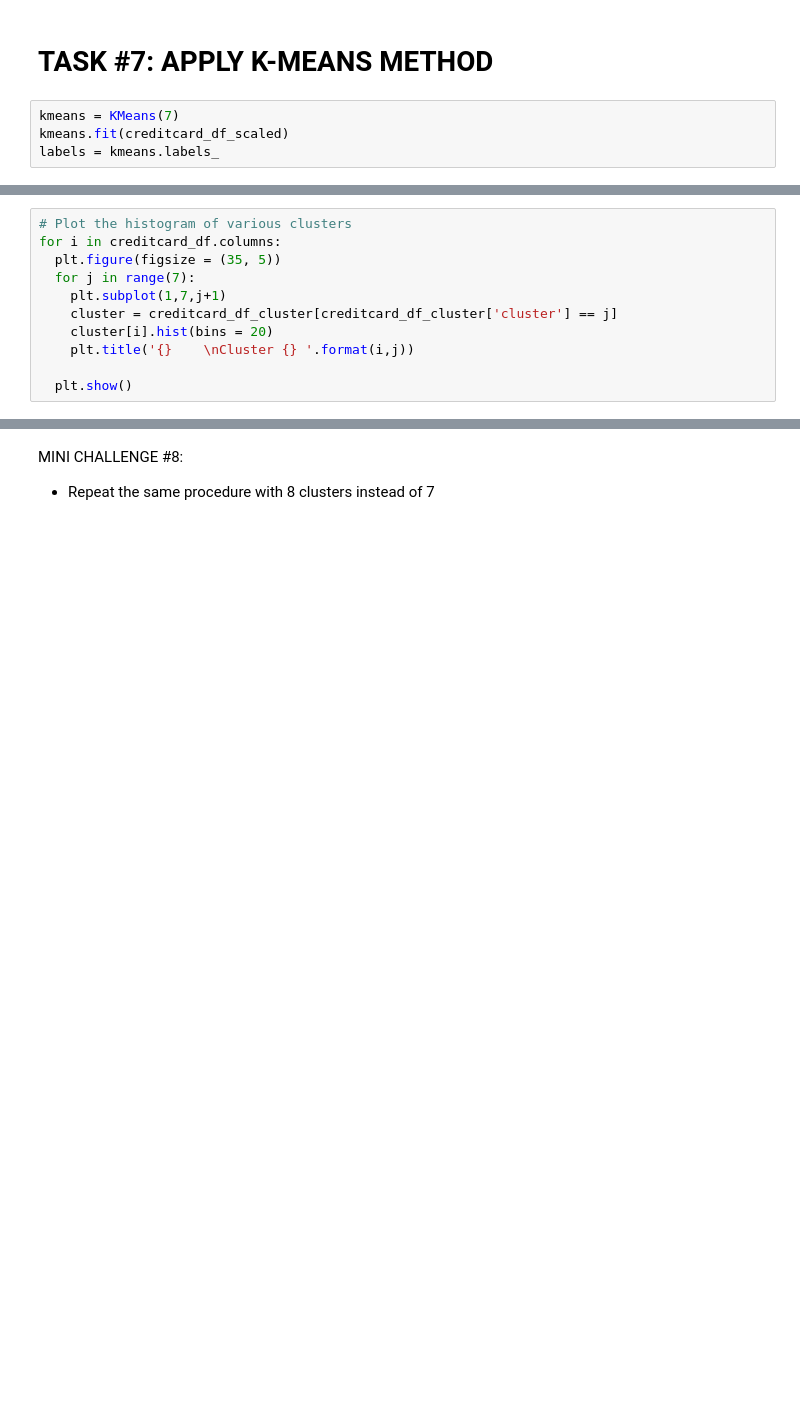
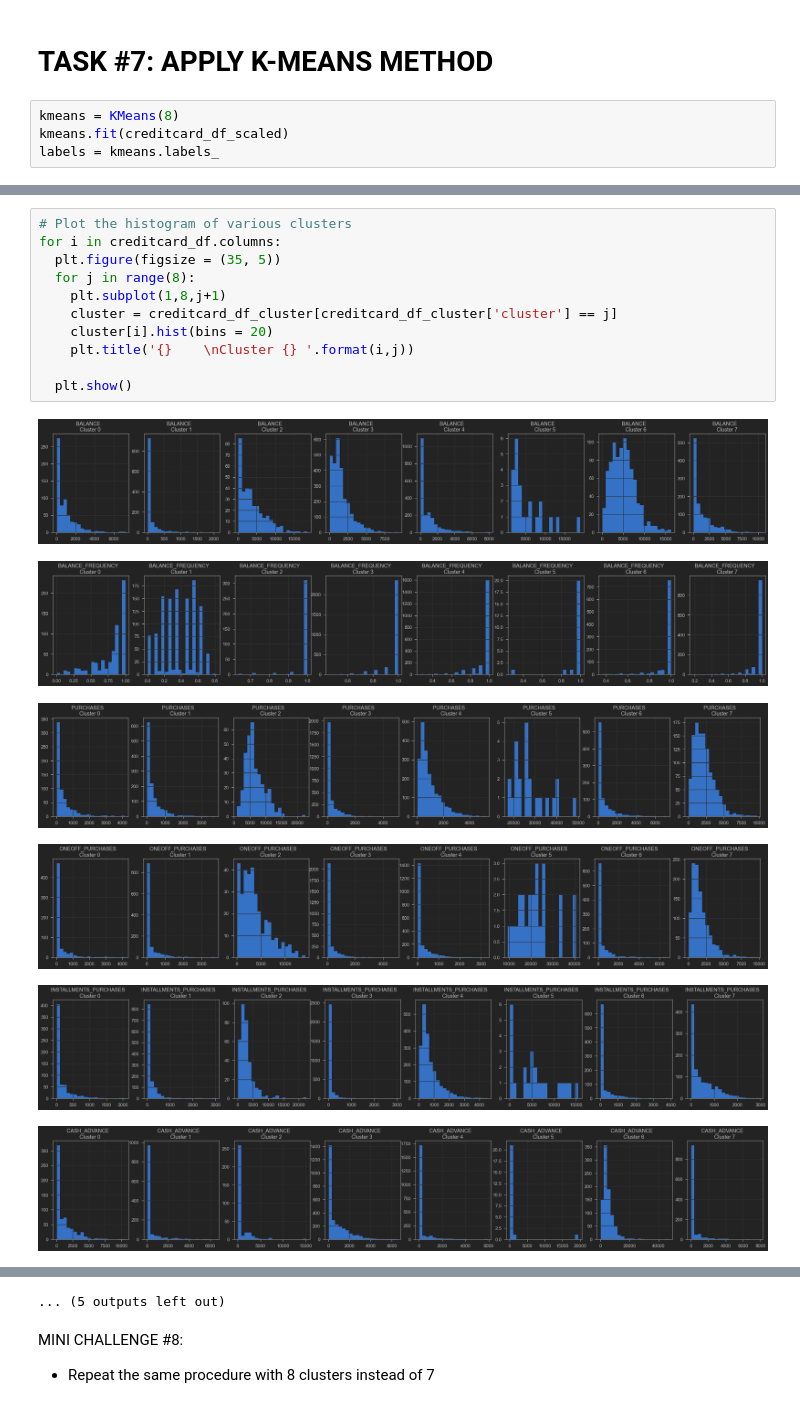
Before and after one commit to bartlomiejzych/Unsupervised-Machine-Learning-for-Customer-Segmentation, a Jupyter notebook: Bank_Customer_Segmentation.ipynb, the cells around one changed output, grey strips where cells are left out. Drawn from its saved outputs; the diff is of its cells as text; blank space fills up the shorter version.

Commit message:
Applied Kmeans algorithm for the data

```diff
--- a/Bank_Customer_Segmentation.ipynb
+++ b/Bank_Customer_Segmentation.ipynb
@@ -364,7 +364,7 @@ MINI CHALLENGE #7:
 # %% [markdown]
 # TASK #7: APPLY K-MEANS METHOD
 # %%
-kmeans = KMeans(7)
+kmeans = KMeans(8)
 kmeans.fit(creditcard_df_scaled)
 labels = kmeans.labels_
 # %%
@@ -398,11 +435,18 @@ creditcard_df_cluster.head()
 # %%
 # Plot the histogram of various clusters
 for i in creditcard_df.columns:
   plt.figure(figsize = (35, 5))
-  for j in range(7):
-    plt.subplot(1,7,j+1)
+  for j in range(8):
+    plt.subplot(1,8,j+1)
     cluster = creditcard_df_cluster[creditcard_df_cluster['cluster'] == j]
     cluster[i].hist(bins = 20)
     plt.title('{}    \nCluster {} '.format(i,j))
 
   plt.show()
+# %% [output]
+[figure, added]
+[figure, added]
+[figure, added]
+[figure, added]
+[figure, added]
+[figure, added]
@@ -409,3 +459,4 @@ for i in creditcard_df.columns:
+... (5 outputs left out)
 # %% [markdown]
 MINI CHALLENGE #8:
  - Repeat the same procedure with 8 clusters instead of 7
```
Also changed, not shown: parts of 9 cells of this notebook.
